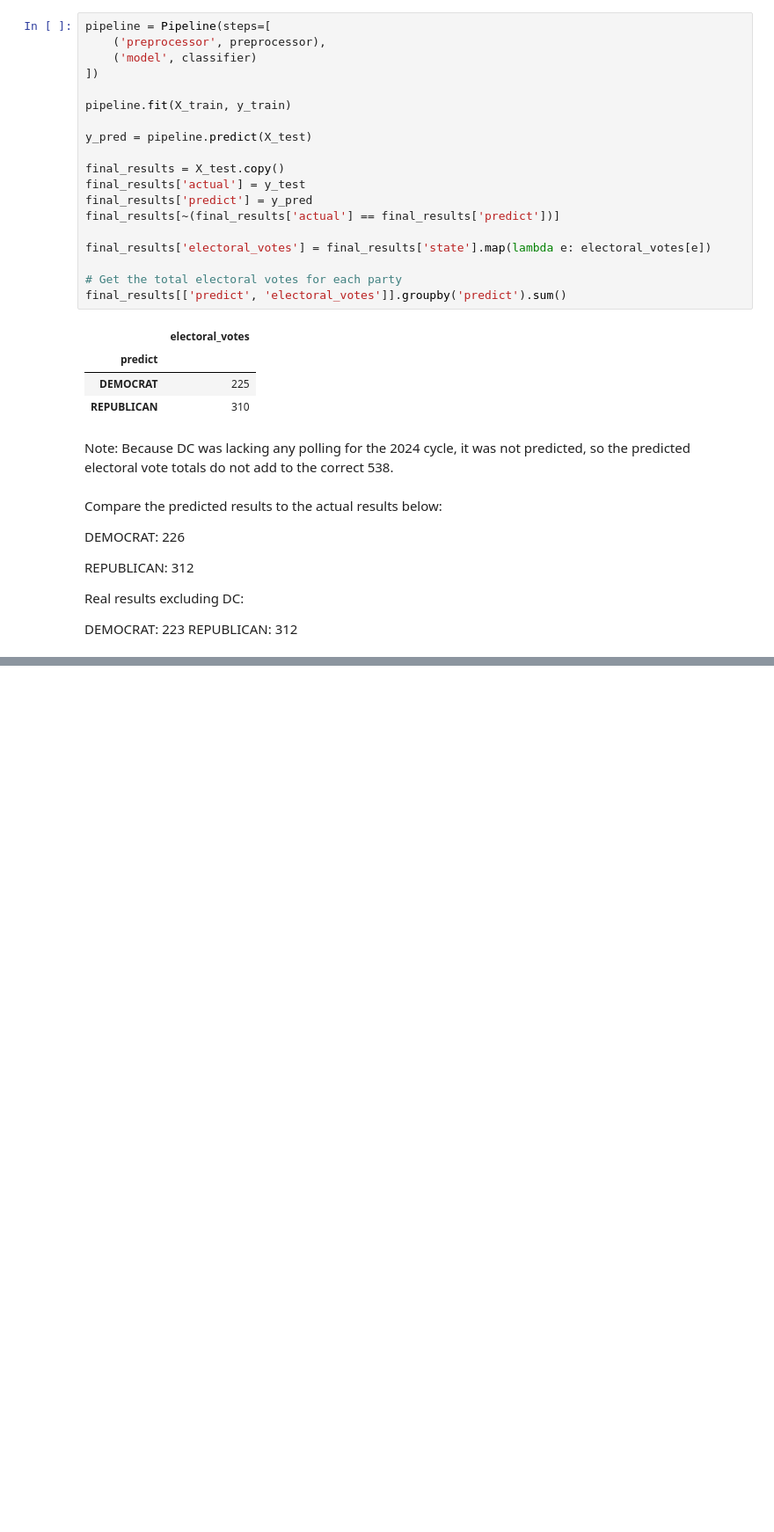
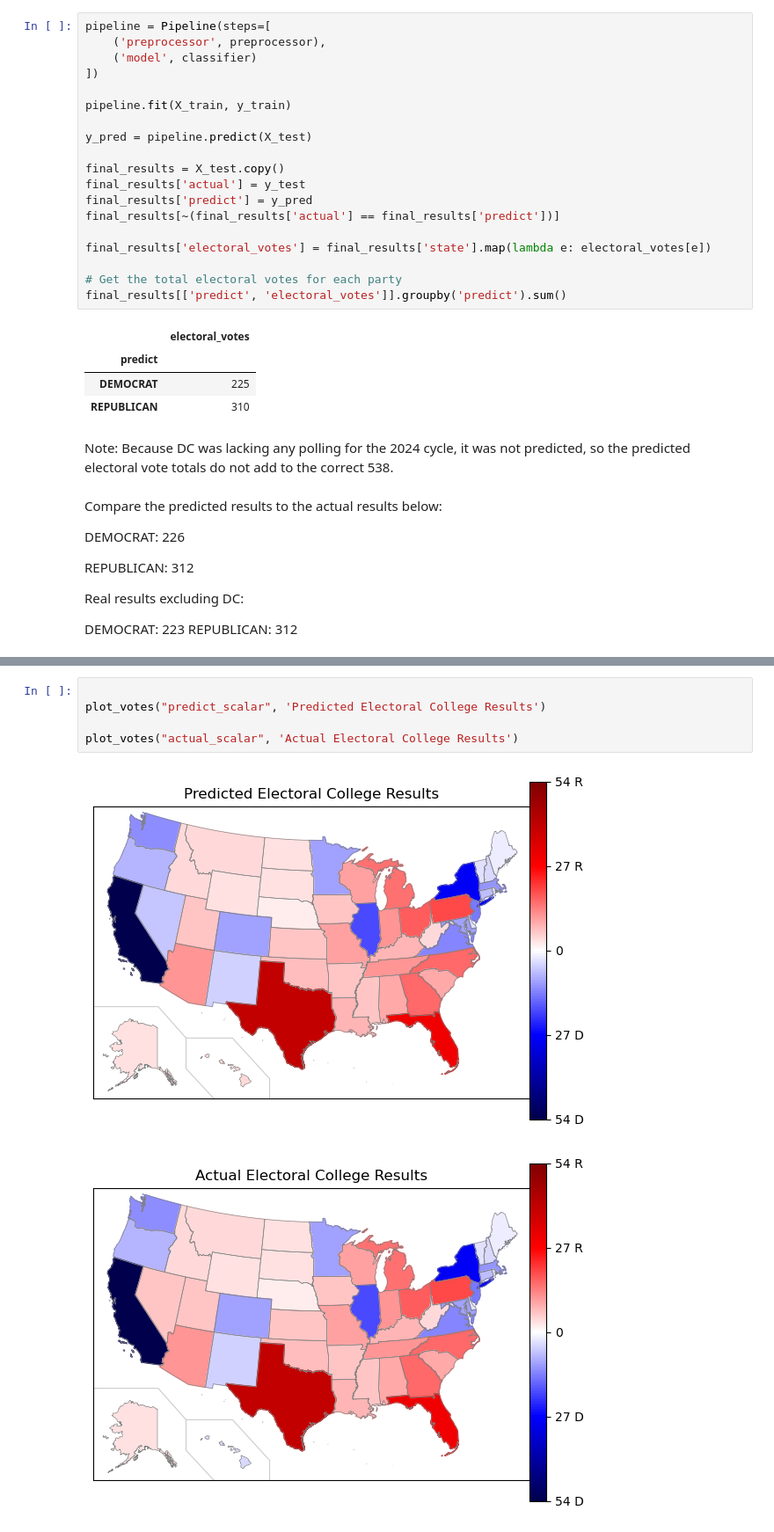
Before and after one commit to wellsGarrison/320Project, a Jupyter notebook: final_submission.ipynb, the cells around one changed output, grey strips where cells are left out. Shown at 88% size. Saved outputs shown, nothing was run; the diff lists cells and outputs as text; blank space fills up the shorter version.

```diff
--- a/final_submission.ipynb
+++ b/final_submission.ipynb
@@ -1525,0 +1775,8 @@ REPUBLICAN: 312
+# %%
+
+plot_votes("predict_scalar", 'Predicted Electoral College Results')
+
+plot_votes("actual_scalar", 'Actual Electoral College Results')
+# %% [output]
+[figure, added]
+[figure, added]
```
Also changed, not shown: parts of 33 cells of this notebook.
